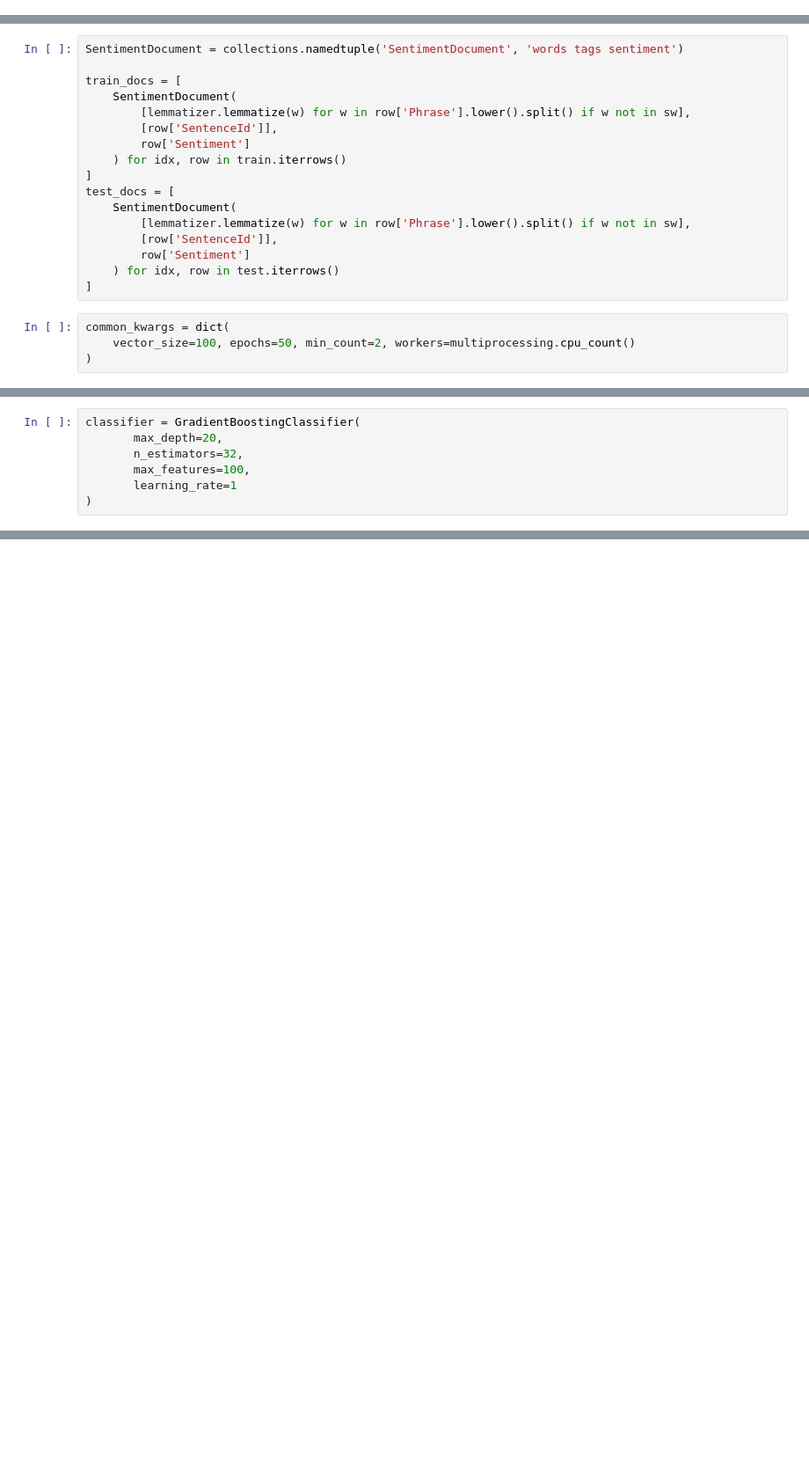
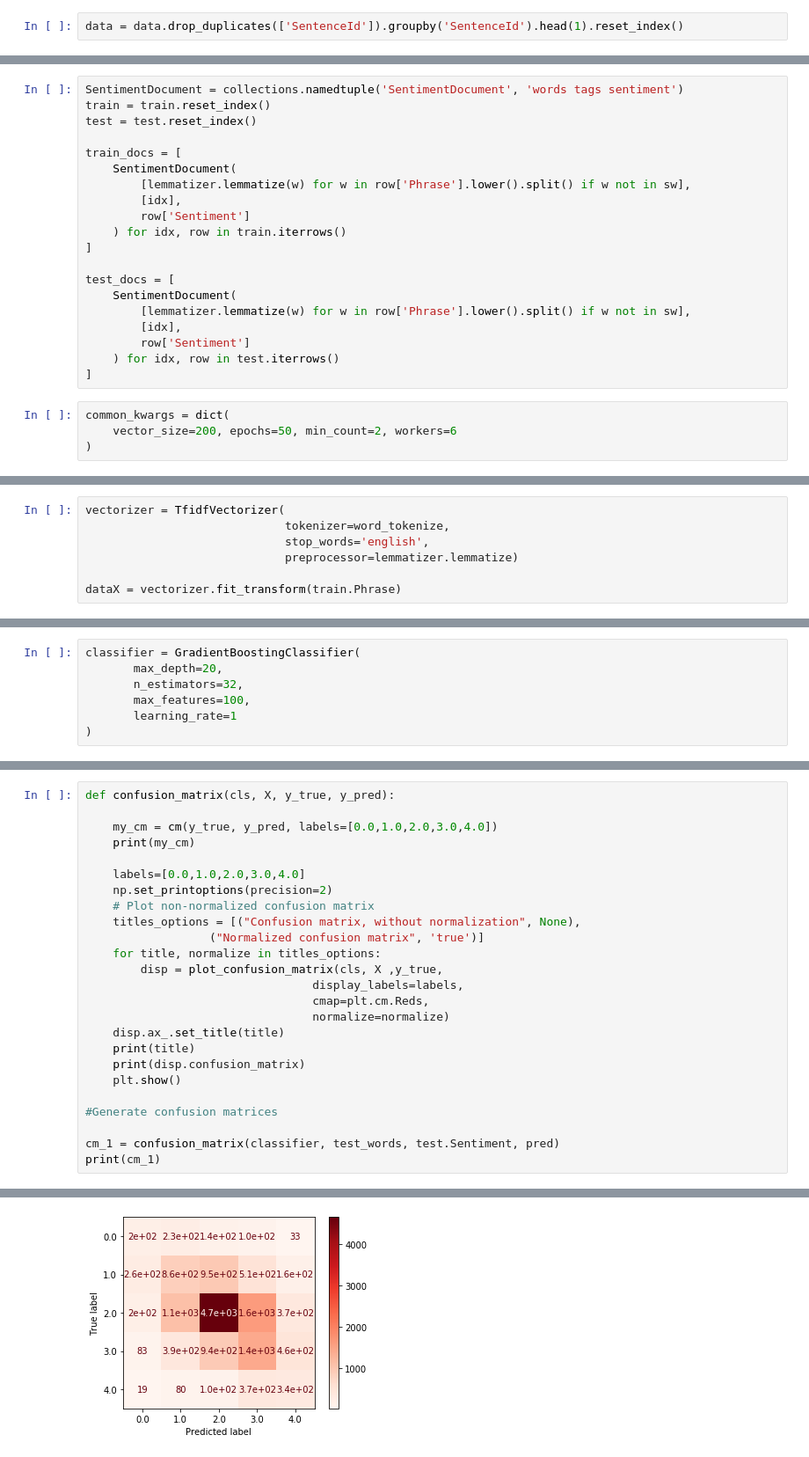
Before and after one commit to jkatzy/IN4325, a Jupyter notebook: Untitled.ipynb, the cells around one changed output, grey strips where cells are left out. Shown at 88% size. Drawn from its saved outputs; the diff is of its cells as text; blank space fills up the shorter version.

```diff
--- a/Untitled.ipynb
+++ b/Untitled.ipynb
@@ -30,0 +38,2 @@ data = data.reset_index()
+# %%
+data = data.drop_duplicates(['SentenceId']).groupby('SentenceId').head(1).reset_index()
@@ -45,23 +62,26 @@ lemmatizer = WordNetLemmatizer()
 # %%
 SentimentDocument = collections.namedtuple('SentimentDocument', 'words tags sentiment')
+train = train.reset_index()
+test = test.reset_index()
 
 train_docs = [
     SentimentDocument(
         [lemmatizer.lemmatize(w) for w in row['Phrase'].lower().split() if w not in sw],
-        [row['SentenceId']],
+        [idx],
         row['Sentiment']
     ) for idx, row in train.iterrows()
 ]
+
 test_docs = [
     SentimentDocument(
         [lemmatizer.lemmatize(w) for w in row['Phrase'].lower().split() if w not in sw],
-        [row['SentenceId']],
+        [idx],
         row['Sentiment']
     ) for idx, row in test.iterrows()
 ]
 # %%
 common_kwargs = dict(
-    vector_size=100, epochs=50, min_count=2, workers=multiprocessing.cpu_count()
+    vector_size=200, epochs=50, min_count=2, workers=6
 )
 # %%
 model = Doc2Vec(dm=0, **common_kwargs)
@@ -75,0 +100,7 @@ data_Y=train.Sentiment
+# %%
+vectorizer = TfidfVectorizer(
+                             tokenizer=word_tokenize,
+                             stop_words='english',
+                             preprocessor=lemmatizer.lemmatize)
+
+dataX = vectorizer.fit_transform(train.Phrase)
@@ -134,0 +202,26 @@ accuracy_score(pred, test.Sentiment)
+# %%
+def confusion_matrix(cls, X, y_true, y_pred):
+
+    my_cm = cm(y_true, y_pred, labels=[0.0,1.0,2.0,3.0,4.0])
+    print(my_cm)
+
+    labels=[0.0,1.0,2.0,3.0,4.0]
+    np.set_printoptions(precision=2)
+    # Plot non-normalized confusion matrix
+    titles_options = [("Confusion matrix, without normalization", None),
+                  ("Normalized confusion matrix", 'true')]
+    for title, normalize in titles_options:
+        disp = plot_confusion_matrix(cls, X ,y_true,
+                                 display_labels=labels,
+                                 cmap=plt.cm.Reds,
+                                 normalize=normalize)
+    disp.ax_.set_title(title)
+    print(title)
+    print(disp.confusion_matrix)
+    plt.show()
+
+#Generate confusion matrices
+
+cm_1 = confusion_matrix(classifier, test_words, test.Sentiment, pred)
+print(cm_1)
+# %% [output]
@@ -134,0 +240 @@ accuracy_score(pred, test.Sentiment)
+[figure, added]
```
Also changed, not shown: parts of 30 cells of this notebook.
